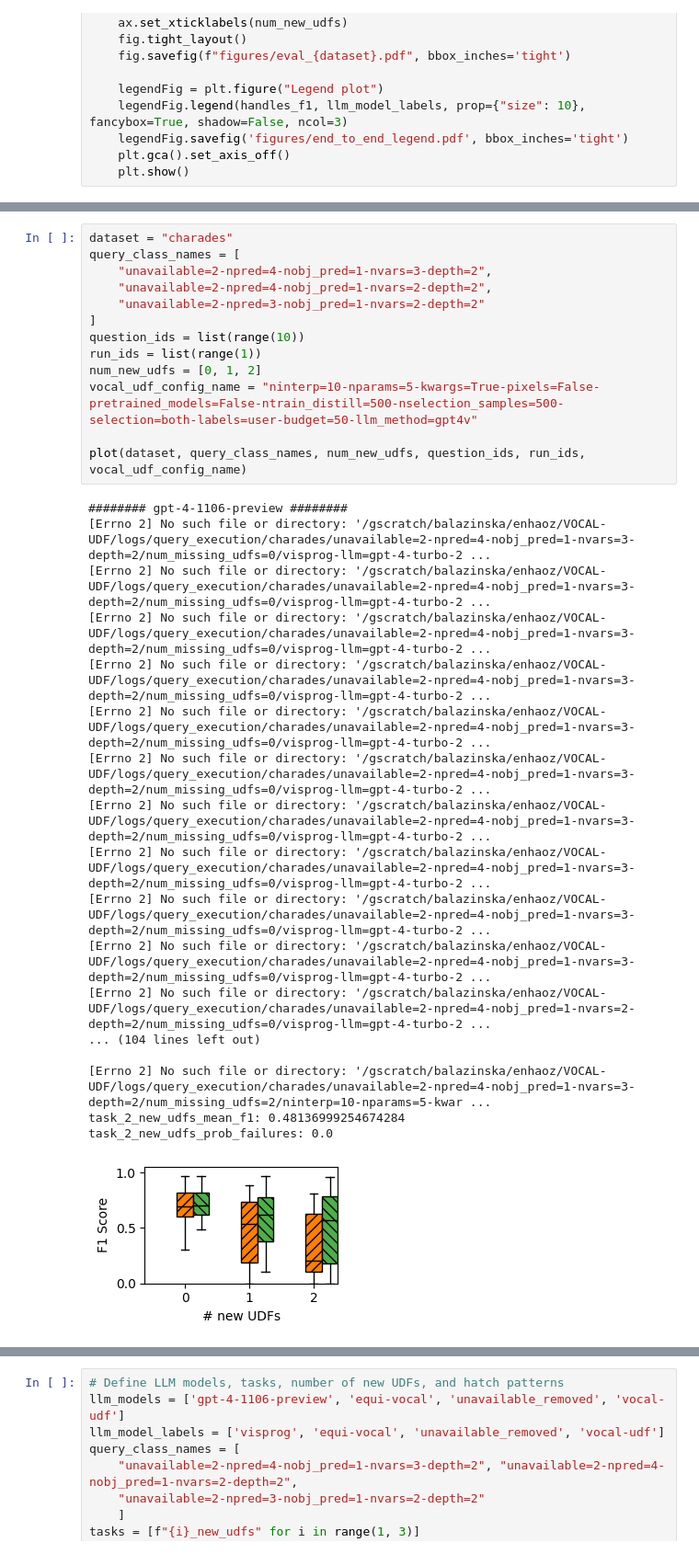
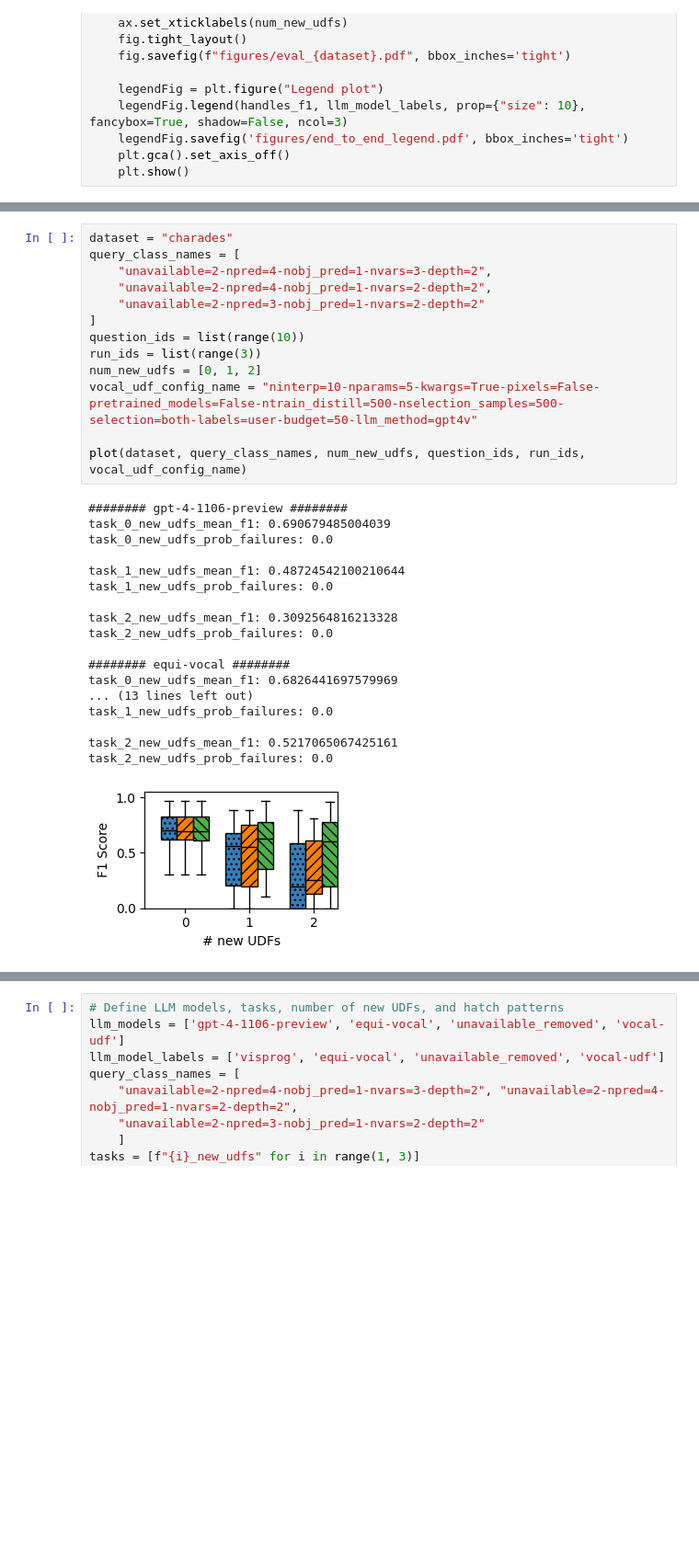
Before and after one commit to uwdb/VOCAL-UDF, a Jupyter notebook: experiments/analysis/end_to_end.ipynb, the cells around one changed output, grey strips where cells are left out. Shown at 92% size. Cells and saved outputs as stored; diff of their text form; blank space fills up the shorter version.

```diff
--- a/experiments/analysis/end_to_end.ipynb
+++ b/experiments/analysis/end_to_end.ipynb
@@ -225,35 +225,35 @@ task_3_new_udfs_prob_failures: 0.06666666666666667
 # %%
 dataset = "charades"
 query_class_names = [
     "unavailable=2-npred=4-nobj_pred=1-nvars=3-depth=2",
     "unavailable=2-npred=4-nobj_pred=1-nvars=2-depth=2",
     "unavailable=2-npred=3-nobj_pred=1-nvars=2-depth=2"
 ]
 question_ids = list(range(10))
-run_ids = list(range(1))
+run_ids = list(range(3))
 num_new_udfs = [0, 1, 2]
 vocal_udf_config_name = "ninterp=10-nparams=5-kwargs=True-pixels=False-pretrained_models=False-ntrain_distill=500-nselection_samples=500-selection=both-labels=user-budget=50-llm_method=gpt4v"
 
 plot(dataset, query_class_names, num_new_udfs, question_ids, run_ids, vocal_udf_config_name)
 # %% [output]
 ######## gpt-4-1106-preview ########
-[Errno 2] No such file or directory: '/gscratch/balazinska/enhaoz/VOCAL-UDF/logs/query_execution/charades/unavailable=2-npred=4-nobj_pred=1-nvars=3-depth=2/num_missing_udfs=0/visprog-llm=gpt-4-turbo-2 ...
-[Errno 2] No such file or directory: '/gscratch/balazinska/enhaoz/VOCAL-UDF/logs/query_execution/charades/unavailable=2-npred=4-nobj_pred=1-nvars=3-depth=2/num_missing_udfs=0/visprog-llm=gpt-4-turbo-2 ...
-[Errno 2] No such file or directory: '/gscratch/balazinska/enhaoz/VOCAL-UDF/logs/query_execution/charades/unavailable=2-npred=4-nobj_pred=1-nvars=3-depth=2/num_missing_udfs=0/visprog-llm=gpt-4-turbo-2 ...
-[Errno 2] No such file or directory: '/gscratch/balazinska/enhaoz/VOCAL-UDF/logs/query_execution/charades/unavailable=2-npred=4-nobj_pred=1-nvars=3-depth=2/num_missing_udfs=0/visprog-llm=gpt-4-turbo-2 ...
-[Errno 2] No such file or directory: '/gscratch/balazinska/enhaoz/VOCAL-UDF/logs/query_execution/charades/unavailable=2-npred=4-nobj_pred=1-nvars=3-depth=2/num_missing_udfs=0/visprog-llm=gpt-4-turbo-2 ...
-[Errno 2] No such file or directory: '/gscratch/balazinska/enhaoz/VOCAL-UDF/logs/query_execution/charades/unavailable=2-npred=4-nobj_pred=1-nvars=3-depth=2/num_missing_udfs=0/visprog-llm=gpt-4-turbo-2 ...
-[Errno 2] No such file or directory: '/gscratch/balazinska/enhaoz/VOCAL-UDF/logs/query_execution/charades/unavailable=2-npred=4-nobj_pred=1-nvars=3-depth=2/num_missing_udfs=0/visprog-llm=gpt-4-turbo-2 ...
-[Errno 2] No such file or directory: '/gscratch/balazinska/enhaoz/VOCAL-UDF/logs/query_execution/charades/unavailable=2-npred=4-nobj_pred=1-nvars=3-depth=2/num_missing_udfs=0/visprog-llm=gpt-4-turbo-2 ...
-[Errno 2] No such file or directory: '/gscratch/balazinska/enhaoz/VOCAL-UDF/logs/query_execution/charades/unavailable=2-npred=4-nobj_pred=1-nvars=3-depth=2/num_missing_udfs=0/visprog-llm=gpt-4-turbo-2 ...
-[Errno 2] No such file or directory: '/gscratch/balazinska/enhaoz/VOCAL-UDF/logs/query_execution/charades/unavailable=2-npred=4-nobj_pred=1-nvars=3-depth=2/num_missing_udfs=0/visprog-llm=gpt-4-turbo-2 ...
-[Errno 2] No such file or directory: '/gscratch/balazinska/enhaoz/VOCAL-UDF/logs/query_execution/charades/unavailable=2-npred=4-nobj_pred=1-nvars=2-depth=2/num_missing_udfs=0/visprog-llm=gpt-4-turbo-2 ...
-... (104 lines left out)
+task_0_new_udfs_mean_f1: 0.690679485004039
+task_0_new_udfs_prob_failures: 0.0
 
-[Errno 2] No such file or directory: '/gscratch/balazinska/enhaoz/VOCAL-UDF/logs/query_execution/charades/unavailable=2-npred=4-nobj_pred=1-nvars=3-depth=2/num_missing_udfs=2/ninterp=10-nparams=5-kwar ...
-task_2_new_udfs_mean_f1: 0.48136999254674284
+task_1_new_udfs_mean_f1: 0.48724542100210644
+task_1_new_udfs_prob_failures: 0.0
+
+task_2_new_udfs_mean_f1: 0.3092564816213328
 task_2_new_udfs_prob_failures: 0.0
+
+######## equi-vocal ########
+task_0_new_udfs_mean_f1: 0.6826441697579969
+... (13 lines left out)
+task_1_new_udfs_prob_failures: 0.0
+
+task_2_new_udfs_mean_f1: 0.5217065067425161
+task_2_new_udfs_prob_failures: 0.0
-[figure, old version]
+[figure, new version]
 [figure]
 # %%
 # Define LLM models, tasks, number of new UDFs, and hatch patterns
```
Also changed, not shown: parts of 2 cells of this notebook, 45 other files.
